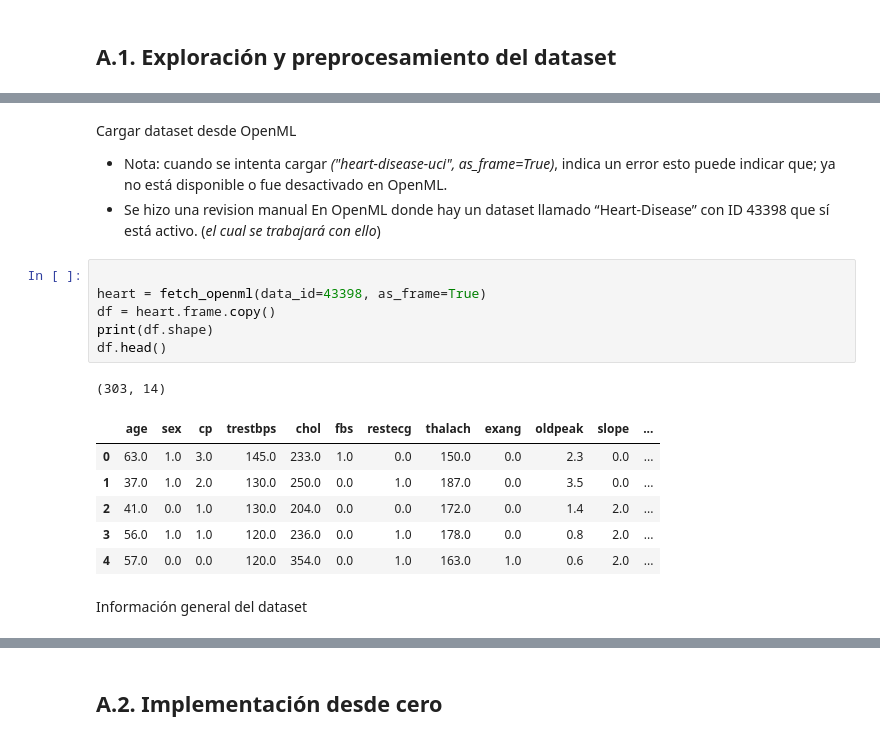
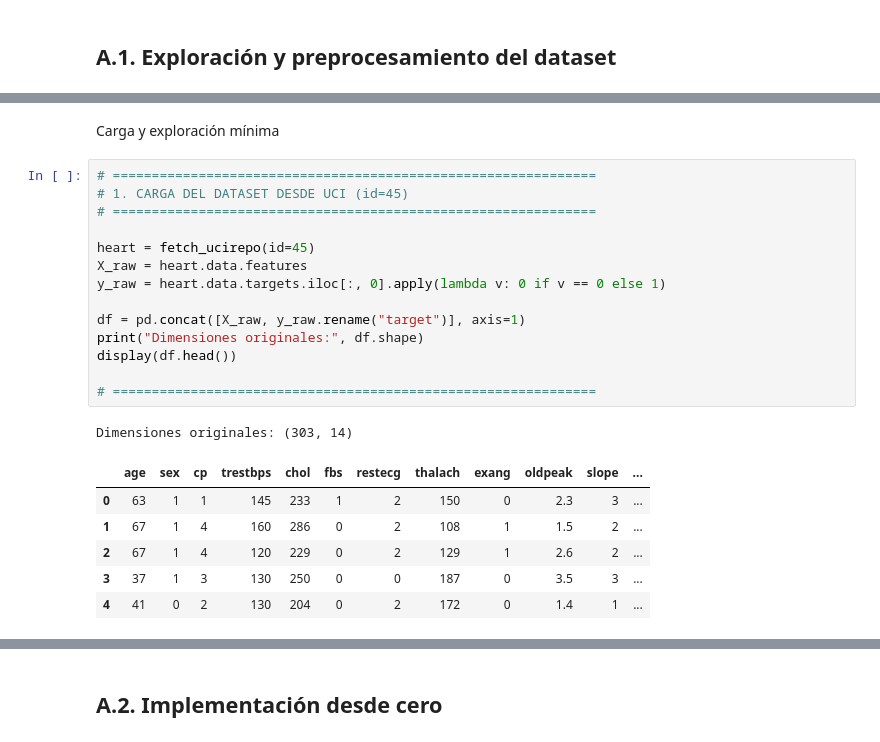
Before and after one commit to WilderSr99/ENEI-2025-ML1-Tarea2, a Jupyter notebook: src/ParteA_Logistic_Binaria.ipynb, the cells around one changed output, grey strips where cells are left out. Saved outputs shown, nothing was run; the diff lists cells and outputs as text.

```diff
--- a/src/ParteA_Logistic_Binaria.ipynb
+++ b/src/ParteA_Logistic_Binaria.ipynb
@@ -21,20 +46,24 @@ from sklearn.metrics import classification_report, confusion_matrix
 # %% [markdown]
-Cargar dataset desde OpenML
-- Nota: cuando se intenta cargar *("heart-disease-uci", as_frame=True)*, indica un error esto puede indicar que; ya no está disponible o fue desactivado en OpenML.
-- Se hizo una revision manual En OpenML donde hay un dataset llamado “Heart-Disease” con ID 43398 que sí está activo. (*el cual se trabajará con ello*)
+Carga y exploración mínima
 # %%
+# ==============================================================
+# 1. CARGA DEL DATASET DESDE UCI (id=45)
+# ==============================================================
 
-heart = fetch_openml(data_id=43398, as_frame=True)
-df = heart.frame.copy()
-print(df.shape)
-df.head()
+heart = fetch_ucirepo(id=45)
+X_raw = heart.data.features
+y_raw = heart.data.targets.iloc[:, 0].apply(lambda v: 0 if v == 0 else 1)
+
+df = pd.concat([X_raw, y_raw.rename("target")], axis=1)
+print("Dimensiones originales:", df.shape)
+display(df.head())
+
+# ==============================================================
 # %% [output]
-(303, 14)
+Dimensiones originales: (303, 14)
 |  | age | sex | cp | trestbps | chol | fbs | restecg | thalach | exang | oldpeak | slope | ... |
-| 0 | 63.0 | 1.0 | 3.0 | 145.0 | 233.0 | 1.0 | 0.0 | 150.0 | 0.0 | 2.3 | 0.0 | ... |
-| 1 | 37.0 | 1.0 | 2.0 | 130.0 | 250.0 | 0.0 | 1.0 | 187.0 | 0.0 | 3.5 | 0.0 | ... |
-| 2 | 41.0 | 0.0 | 1.0 | 130.0 | 204.0 | 0.0 | 0.0 | 172.0 | 0.0 | 1.4 | 2.0 | ... |
-| 3 | 56.0 | 1.0 | 1.0 | 120.0 | 236.0 | 0.0 | 1.0 | 178.0 | 0.0 | 0.8 | 2.0 | ... |
-| 4 | 57.0 | 0.0 | 0.0 | 120.0 | 354.0 | 0.0 | 1.0 | 163.0 | 1.0 | 0.6 | 2.0 | ... |
+| 0 | 63 | 1 | 1 | 145 | 233 | 1 | 2 | 150 | 0 | 2.3 | 3 | ... |
+| 1 | 67 | 1 | 4 | 160 | 286 | 0 | 2 | 108 | 1 | 1.5 | 2 | ... |
+| 2 | 67 | 1 | 4 | 120 | 229 | 0 | 2 | 129 | 1 | 2.6 | 2 | ... |
+| 3 | 37 | 1 | 3 | 130 | 250 | 0 | 0 | 187 | 0 | 3.5 | 3 | ... |
+| 4 | 41 | 0 | 2 | 130 | 204 | 0 | 2 | 172 | 0 | 1.4 | 1 | ... |
-# %% [markdown]
-Información general del dataset
```
Also changed, not shown: parts of 29 cells of this notebook, 9 other files.
